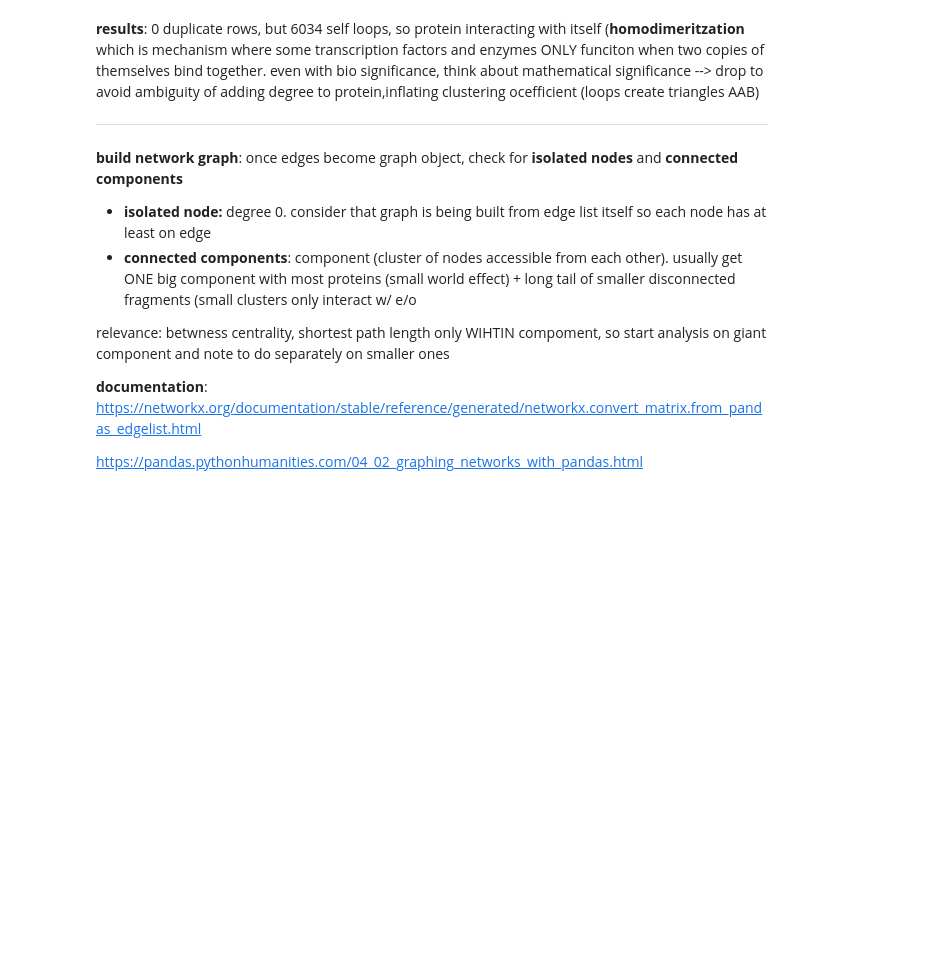
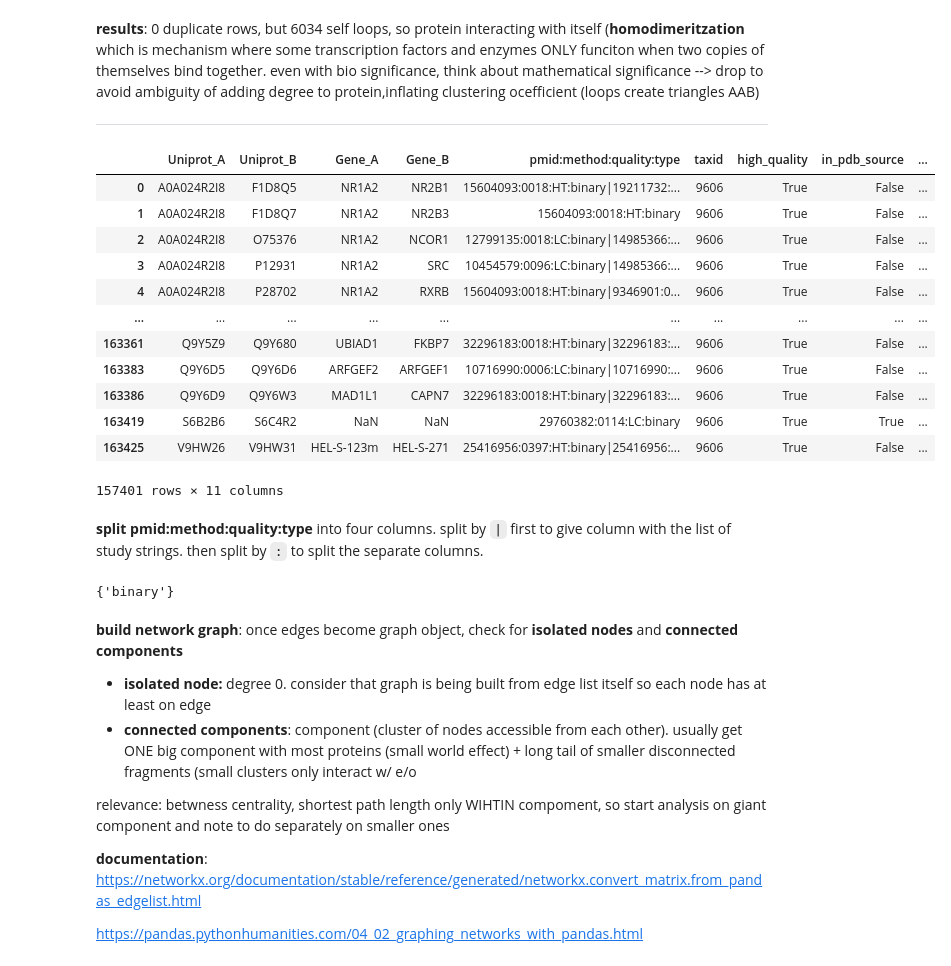
Before and after one commit to annaBANNANA6/protein-interaction-network, a Jupyter notebook: HINT_Exploration.ipynb, the cells around one changed output. Saved outputs shown, nothing was run; the diff lists cells and outputs as text; code cells hidden in the pictures; blank space fills up the shorter version.

Commit message:
added splitting pmid:method... column up. realized its only binary data anyways so there was no need to split by binary vs co-complex (its okay though). now filtering out by quality attribute

```diff
--- a/HINT_Exploration.ipynb
+++ b/HINT_Exploration.ipynb
@@ -87,7 +109,45 @@ print(f"duplicates: {data.duplicated(subset = ["protein_1", "protein_2"]).sum()}
 ---
 # %%
 # dropping self loops for topological analysis
-data.drop(self_loops.index)
+data = data.drop(self_loops.index)
+data
+# %% [output]
+|  | Uniprot_A | Uniprot_B | Gene_A | Gene_B | pmid:method:quality:type | taxid | high_quality | in_pdb_source | ... |
+| 0 | A0A024R2I8 | F1D8Q5 | NR1A2 | NR2B1 | 15604093:0018:HT:binary|19211732:... | 9606 | True | False | ... |
+| 1 | A0A024R2I8 | F1D8Q7 | NR1A2 | NR2B3 | 15604093:0018:HT:binary | 9606 | True | False | ... |
+| 2 | A0A024R2I8 | O75376 | NR1A2 | NCOR1 | 12799135:0018:LC:binary|14985366:... | 9606 | True | False | ... |
+| 3 | A0A024R2I8 | P12931 | NR1A2 | SRC | 10454579:0096:LC:binary|14985366:... | 9606 | True | False | ... |
+| 4 | A0A024R2I8 | P28702 | NR1A2 | RXRB | 15604093:0018:HT:binary|9346901:0... | 9606 | True | False | ... |
+| ... | ... | ... | ... | ... | ... | ... | ... | ... | ... |
+| 163361 | Q9Y5Z9 | Q9Y680 | UBIAD1 | FKBP7 | 32296183:0018:HT:binary|32296183:... | 9606 | True | False | ... |
+| 163383 | Q9Y6D5 | Q9Y6D6 | ARFGEF2 | ARFGEF1 | 10716990:0006:LC:binary|10716990:... | 9606 | True | False | ... |
+| 163386 | Q9Y6D9 | Q9Y6W3 | MAD1L1 | CAPN7 | 32296183:0018:HT:binary|32296183:... | 9606 | True | False | ... |
+| 163419 | S6B2B6 | S6C4R2 | NaN | NaN | 29760382:0114:LC:binary | 9606 | True | True | ... |
+| 163425 | V9HW26 | V9HW31 | HEL-S-123m | HEL-S-271 | 25416956:0397:HT:binary|25416956:... | 9606 | True | False | ... |
+157401 rows × 11 columns
+# %% [markdown]
+**split pmid:method:quality:type** into four columns. split by `|` first to give column with the list of study strings. then split by `:` to split the separate columns.
+# %%
+data["pmid:method:quality:type"].str.split(":", expand=True).shape
+#split studies into a list for one column
+studies = data["pmid:method:quality:type"].str.split("|")
+studies.head()
+
+studies.str.len().describe()
+
+# loop through each list of studies and split each study by :
+types = []
+for row in studies:
+  for study in row:
+    parts_of_study = study.split(":")
+    types.append(parts_of_study[2])
+
+types = set(types) # convert to types
+print(types)
+
+# JUST REALIZED THAT TYPES IS ONLY BINARY DATA UGHHHHHH. WILL COMMENT OUT CO-COMPLEX LOOPS/FILTERING
+# %% [output]
+{'binary'}
 # %% [markdown]
 **build network graph**: once edges become graph object, check for **isolated nodes** and **connected components**
 *   **isolated node:** degree 0. consider that graph is being built from edge list itself so each node has at least on edge
```
Also changed, not shown: parts of 9 cells of this notebook.
